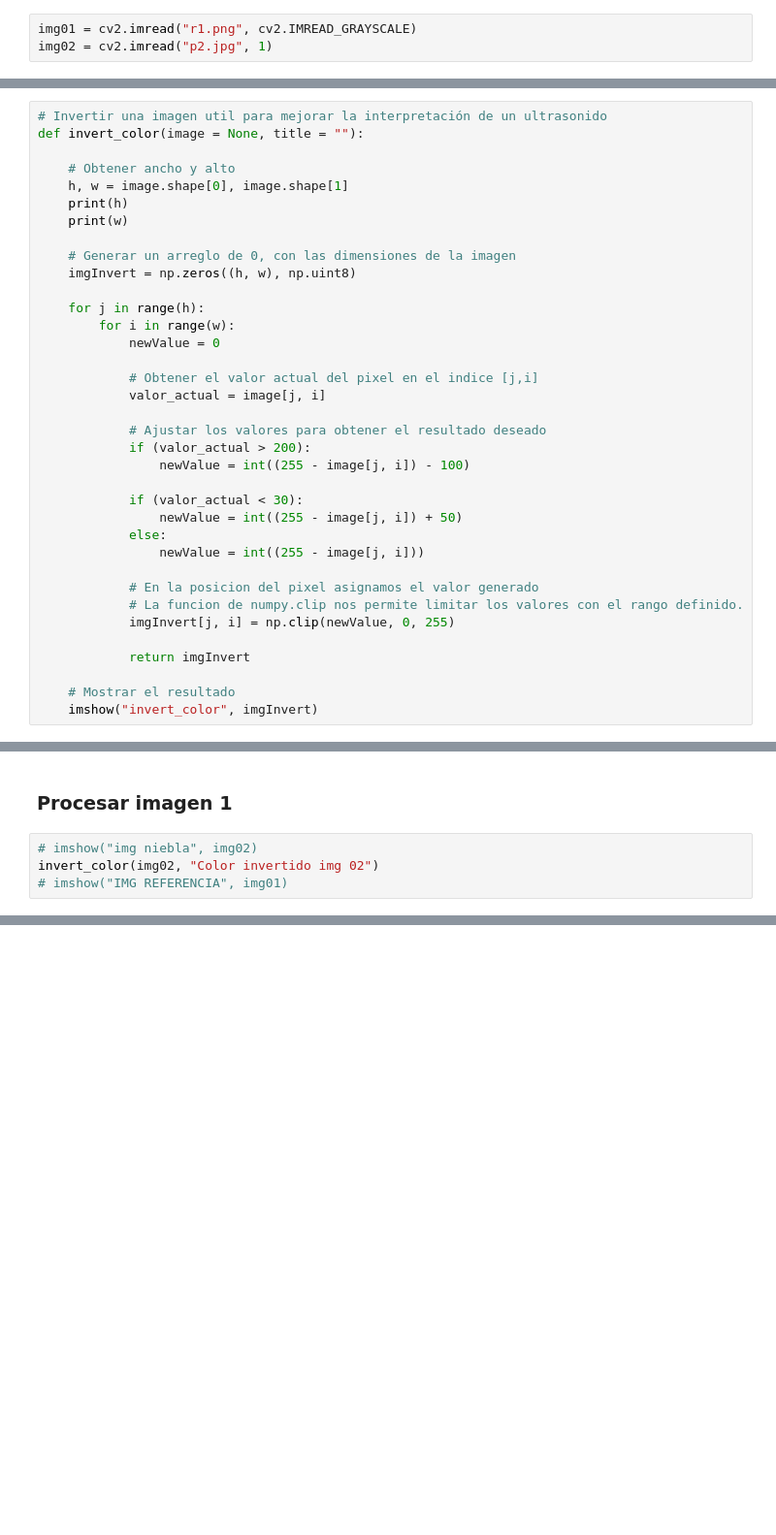
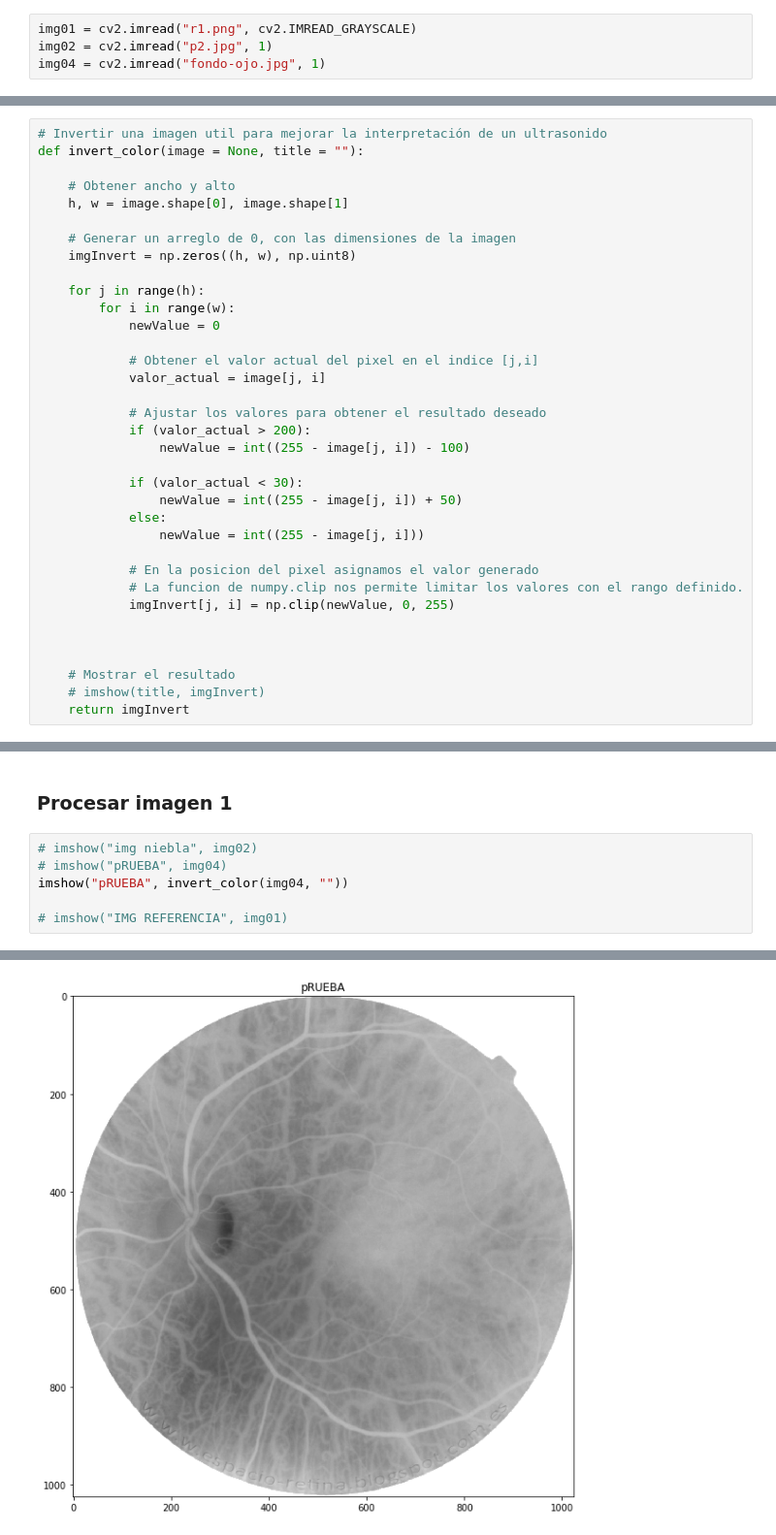
Before and after one commit to DenisFZelaya/Lab01-Computer-Vision, a Jupyter notebook: AjusteIntensidad.ipynb, the cells around one changed output, grey strips where cells are left out. Shown at 97% size. Drawn from its saved outputs; the diff is of its cells as text; blank space fills up the shorter version.

```diff
--- a/AjusteIntensidad.ipynb
+++ b/AjusteIntensidad.ipynb
@@ -16,6 +18,7 @@ import random
 # %%
 img01 = cv2.imread("r1.png", cv2.IMREAD_GRAYSCALE)
 img02 = cv2.imread("p2.jpg", 1)
+img04 = cv2.imread("fondo-ojo.jpg", 1)
 # %% [markdown]
 ### Crear funciones reutilizables
 # %%
@@ -85,8 +113,6 @@ def invert_color(image = None, title = ""):
 
     # Obtener ancho y alto
     h, w = image.shape[0], image.shape[1]
-    print(h)
-    print(w)
 
     # Generar un arreglo de 0, con las dimensiones de la imagen
     imgInvert = np.zeros((h, w), np.uint8)
@@ -111,9 +137,10 @@ def invert_color(image = None, title = ""):
             # La funcion de numpy.clip nos permite limitar los valores con el rango definido.
             imgInvert[j, i] = np.clip(newValue, 0, 255)
 
-            return imgInvert
+
 
     # Mostrar el resultado
-    imshow("invert_color", imgInvert)
+    # imshow(title, imgInvert)
+    return imgInvert
 # %%
 # Mejorar el contraste de una imagen, la he parametrizado para ajustar segun la necesidad de la imagen a procesar
@@ -272,6 +300,8 @@ imshow("correccion_gamma", correccion_gamma(2.0, img02))
 ### Procesar imagen 1
 # %%
 # imshow("img niebla", img02)
-invert_color(img02, "Color invertido img 02")
+# imshow("pRUEBA", img04)
+imshow("pRUEBA", invert_color(img04, ""))
+
 # imshow("IMG REFERENCIA", img01)
 # %% [output]
@@ -280,0 +308 @@ ValueError: The truth value of an array with more than one element is ambiguous.
+[figure, added]
```
Also changed, not shown: parts of 28 cells of this notebook, 11 other files.
